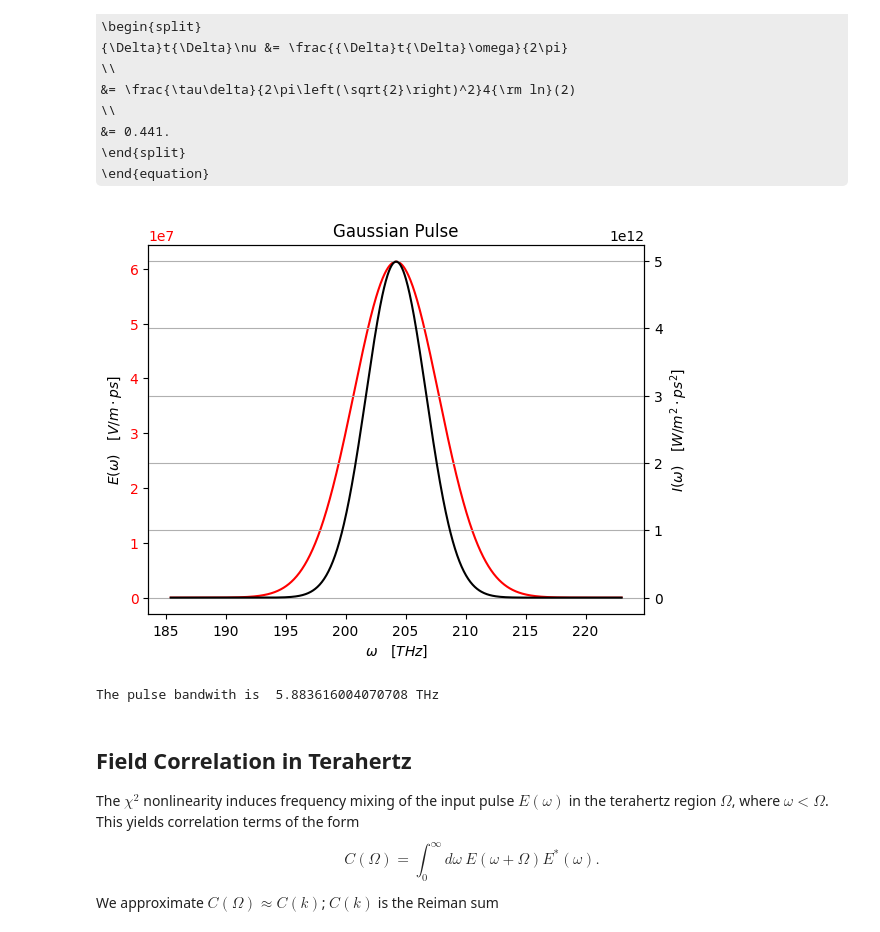
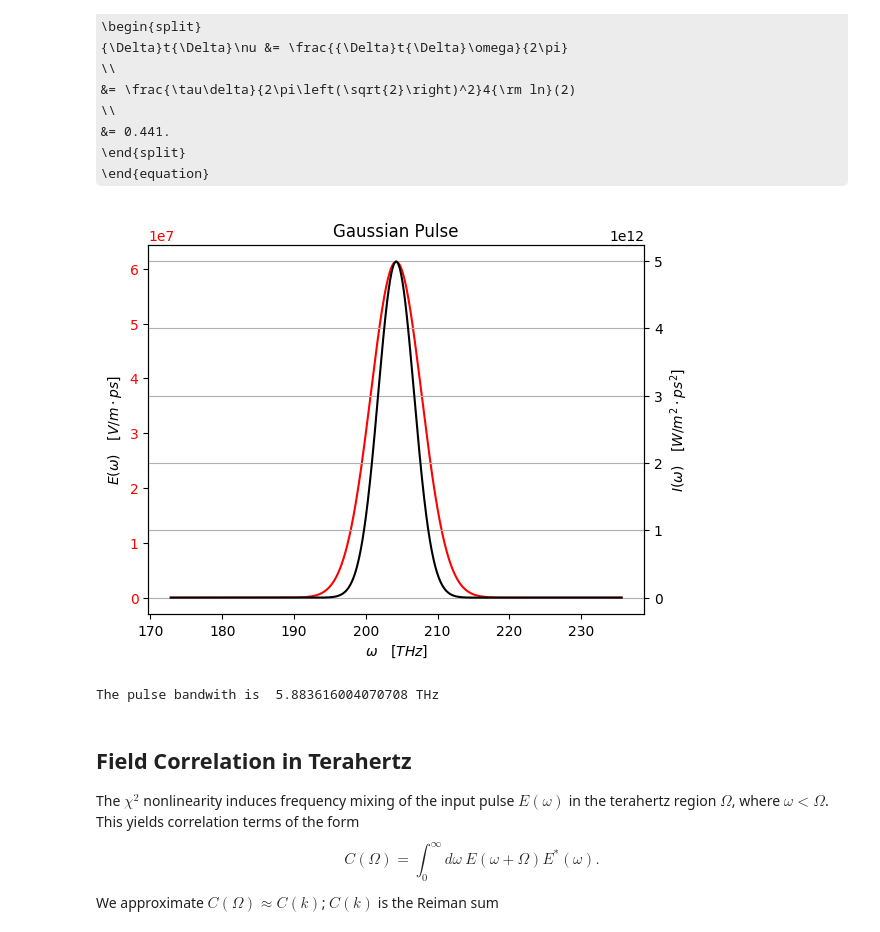
Before and after one commit to p-engel/nonlinear_optics, a Jupyter notebook: optical_rectification/analysis.ipynb, the cells around one changed output. Cells and saved outputs as stored; diff of their text form; code cells hidden in the pictures; some formulas as TeX source.

```diff
--- a/optical_rectification/analysis.ipynb
+++ b/optical_rectification/analysis.ipynb
@@ -61,29 +61,27 @@ This result yields the well known time-bandwidth product of a Fourier transform
 # %%
 # Example Gaussian Pulse
 w0 = c_thz / 1468e-9  # [THz]
 t_fwhm = 75e-15 * 1e12  # [ps]
 E0 = 5.4315195283 * 1e8  # [V/m]
-pulse = definitions.Gaussian(w0=w0, t_fwhm=t_fwhm, E0=E0)
-sigma = pulse.delta / ( 2 * np.sqrt(2 * np.pi) )
-w = np.linspace((w0 - 3*sigma), (w0 + 3*sigma), 2**10)
+pulse = definitions.Gaussian(w0=w0, t_fwhm=t_fwhm, E0=E0, Nw=2**10)
 w_fwhm = pulse.delta * np.sqrt(2*np.log(2)) / (2 * np.pi)
 
 fig1, ax = plt.subplots()
-ax.plot(w, pulse.field_w(w), 'r')
+ax.plot(pulse.w, pulse.field_w(), 'r')
 ax.set_title("Gaussian Pulse")
 ax.set_xlabel(r"$\omega \quad [THz]$")
 ax.set_ylabel(r"$E(\omega) \quad [V/m\cdot ps]$")
 ax.tick_params(axis='y',labelcolor='r')
 ax1 = ax.twinx()
-ax1.plot(w, (EPS0*c/2)*np.abs(pulse.field_w(w))**2, 'k')
+ax1.plot(pulse.w, (EPS0*c/2)*np.abs(pulse.field_w())**2, 'k')
 ax1.set_ylabel(r"$I(\omega) \quad [W/m^2 \cdot ps^2]$")
 ax1.tick_params(axis='y',labelcolor='k')
 
 plt.grid(True)
 plt.show()
 print("The pulse bandwith is ", w_fwhm, "THz")
 # %% [output]
-[figure, old version]
+[figure, new version]
 The pulse bandwith is  5.883616004070708 THz
 # %% [markdown]
 ## Field Correlation in Terahertz
```
Also changed, not shown: parts of 11 cells of this notebook, 1 other file.
